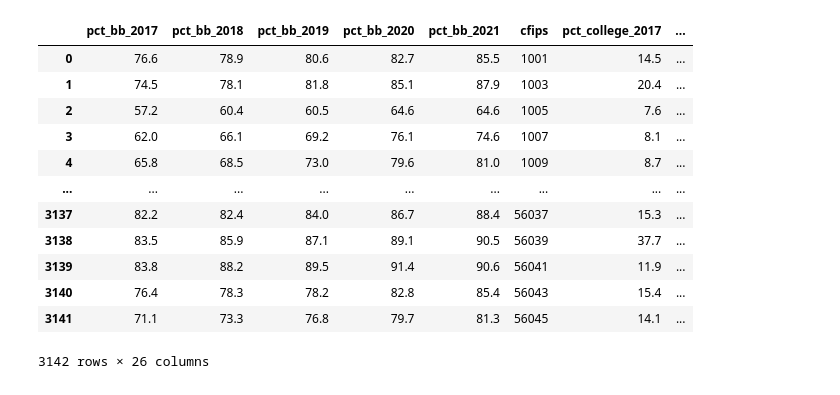
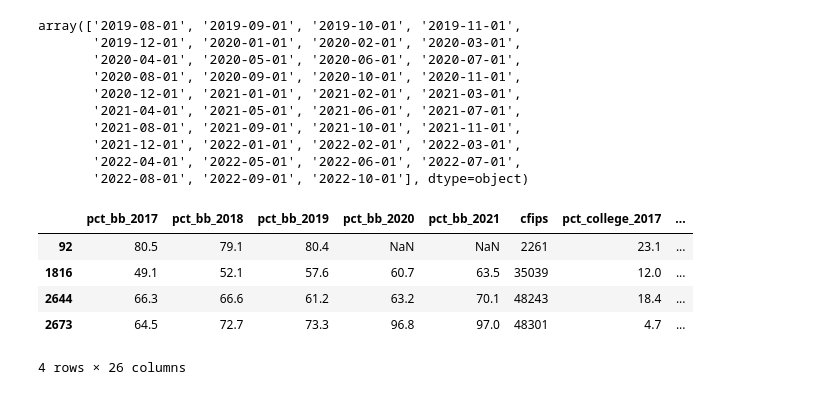
Before and after one commit to jjh0987/MyProject, a Jupyter notebook: pythonProject/kaggle/godaddy/Untitled.ipynb, the cells around one changed output. Saved outputs shown, nothing was run; the diff lists cells and outputs as text; code cells hidden in the pictures.

```diff
--- a/pythonProject/kaggle/godaddy/Untitled.ipynb
+++ b/pythonProject/kaggle/godaddy/Untitled.ipynb
@@ -49,16 +53,22 @@ memory usage: 638.3 KB
+# %%
+train['first_day_of_month'].unique()
+# %% [output]
+array(['2019-08-01', '2019-09-01', '2019-10-01', '2019-11-01',
+       '2019-12-01', '2020-01-01', '2020-02-01', '2020-03-01',
+       '2020-04-01', '2020-05-01', '2020-06-01', '2020-07-01',
+       '2020-08-01', '2020-09-01', '2020-10-01', '2020-11-01',
+       '2020-12-01', '2021-01-01', '2021-02-01', '2021-03-01',
+       '2021-04-01', '2021-05-01', '2021-06-01', '2021-07-01',
+       '2021-08-01', '2021-09-01', '2021-10-01', '2021-11-01',
+       '2021-12-01', '2022-01-01', '2022-02-01', '2022-03-01',
+       '2022-04-01', '2022-05-01', '2022-06-01', '2022-07-01',
+       '2022-08-01', '2022-09-01', '2022-10-01'], dtype=object)
 # %%
-census
+census[census.isna().any(axis=1)]
 # %% [output]
 |  | pct_bb_2017 | pct_bb_2018 | pct_bb_2019 | pct_bb_2020 | pct_bb_2021 | cfips | pct_college_2017 | ... |
-| 0 | 76.6 | 78.9 | 80.6 | 82.7 | 85.5 | 1001 | 14.5 | ... |
-| 1 | 74.5 | 78.1 | 81.8 | 85.1 | 87.9 | 1003 | 20.4 | ... |
-| 2 | 57.2 | 60.4 | 60.5 | 64.6 | 64.6 | 1005 | 7.6 | ... |
-| 3 | 62.0 | 66.1 | 69.2 | 76.1 | 74.6 | 1007 | 8.1 | ... |
-| 4 | 65.8 | 68.5 | 73.0 | 79.6 | 81.0 | 1009 | 8.7 | ... |
-| ... | ... | ... | ... | ... | ... | ... | ... | ... |
-| 3137 | 82.2 | 82.4 | 84.0 | 86.7 | 88.4 | 56037 | 15.3 | ... |
-| 3138 | 83.5 | 85.9 | 87.1 | 89.1 | 90.5 | 56039 | 37.7 | ... |
-| 3139 | 83.8 | 88.2 | 89.5 | 91.4 | 90.6 | 56041 | 11.9 | ... |
-| 3140 | 76.4 | 78.3 | 78.2 | 82.8 | 85.4 | 56043 | 15.4 | ... |
-| 3141 | 71.1 | 73.3 | 76.8 | 79.7 | 81.3 | 56045 | 14.1 | ... |
+| 92 | 80.5 | 79.1 | 80.4 | NaN | NaN | 2261 | 23.1 | ... |
+| 1816 | 49.1 | 52.1 | 57.6 | 60.7 | 63.5 | 35039 | 12.0 | ... |
+| 2644 | 66.3 | 66.6 | 61.2 | 63.2 | 70.1 | 48243 | 18.4 | ... |
+| 2673 | 64.5 | 72.7 | 73.3 | 96.8 | 97.0 | 48301 | 4.7 | ... |
-3142 rows × 26 columns
+4 rows × 26 columns
```
Also changed, not shown: parts of 26 cells of this notebook, 10 other files.
